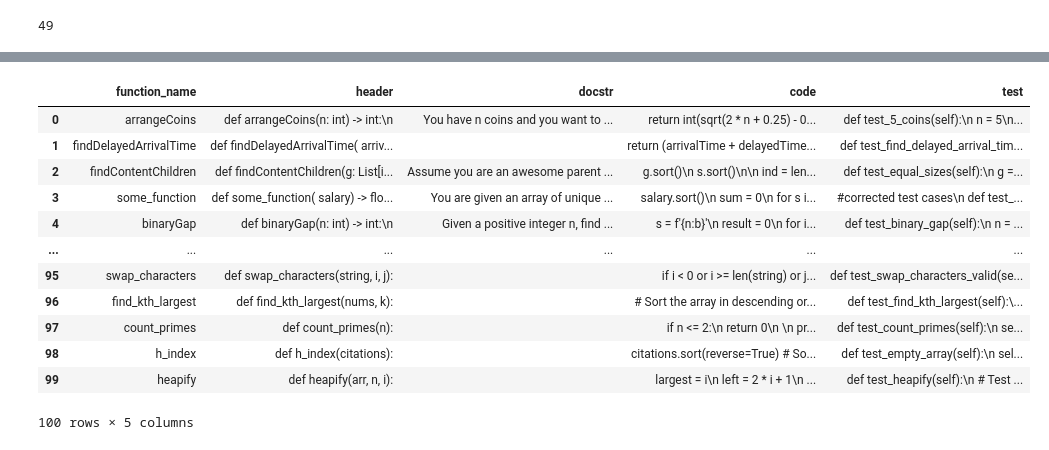
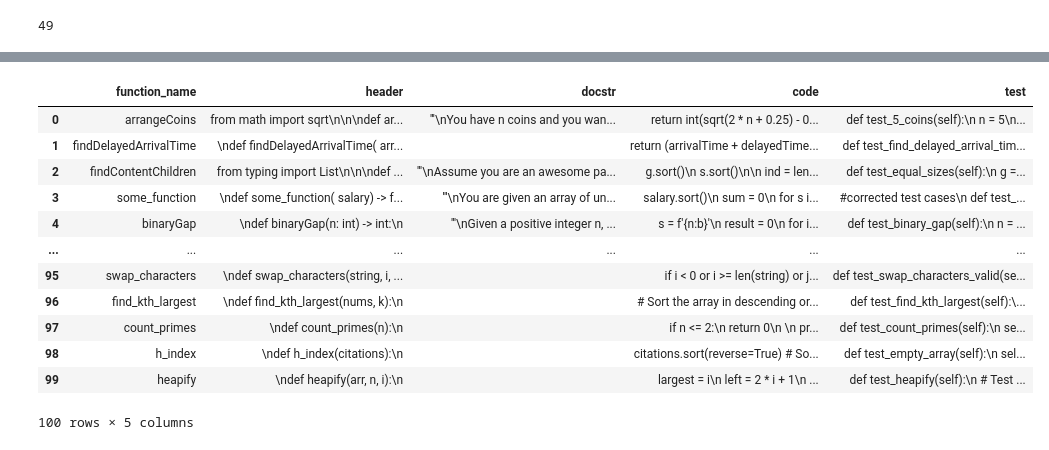
Before and after one commit to ncheduri3/UnittestsWithChatGpt, a Jupyter notebook: Namyata/json-gen-Namyata.ipynb, the cells around one changed output, grey strips where cells are left out. Cells and saved outputs as stored; diff of their text form; code cells hidden in the pictures.

Commit message:
json testing begins

```diff
--- a/Namyata/json-gen-Namyata.ipynb
+++ b/Namyata/json-gen-Namyata.ipynb
@@ -146,17 +166,17 @@ df_final.to_json('unit_test_combined.json', orient='table', index=False)
 # %%
-df3 = pd.read_json('unit_test_combined.json', orient='table')
+df3 = pd.read_json('unit_test_combined.json', orient='records', lines=True)
 df3
 # %% [output]
 |  | function_name | header | docstr | code | test |
-| 0 | arrangeCoins | def arrangeCoins(n: int) -> int:\n | You have n coins and you want to ... | return int(sqrt(2 * n + 0.25) - 0... | def test_5_coins(self):\n n = 5\n... |
-| 1 | findDelayedArrivalTime | def findDelayedArrivalTime( arriv... |  | return (arrivalTime + delayedTime... | def test_find_delayed_arrival_tim... |
-| 2 | findContentChildren | def findContentChildren(g: List[i... | Assume you are an awesome parent ... | g.sort()\n s.sort()\n\n ind = len... | def test_equal_sizes(self):\n g =... |
-| 3 | some_function | def some_function( salary) -> flo... | You are given an array of unique ... | salary.sort()\n sum = 0\n for s i... | #corrected test cases\n def test_... |
-| 4 | binaryGap | def binaryGap(n: int) -> int:\n | Given a positive integer n, find ... | s = f'{n:b}'\n result = 0\n for i... | def test_binary_gap(self):\n n = ... |
+| 0 | arrangeCoins | from math import sqrt\n\n\ndef ar... | '''\nYou have n coins and you wan... | return int(sqrt(2 * n + 0.25) - 0... | def test_5_coins(self):\n n = 5\n... |
+| 1 | findDelayedArrivalTime | \ndef findDelayedArrivalTime( arr... |  | return (arrivalTime + delayedTime... | def test_find_delayed_arrival_tim... |
+| 2 | findContentChildren | from typing import List\n\n\ndef ... | '''\nAssume you are an awesome pa... | g.sort()\n s.sort()\n\n ind = len... | def test_equal_sizes(self):\n g =... |
+| 3 | some_function | \ndef some_function( salary) -> f... | '''\nYou are given an array of un... | salary.sort()\n sum = 0\n for s i... | #corrected test cases\n def test_... |
+| 4 | binaryGap | \ndef binaryGap(n: int) -> int:\n | '''\nGiven a positive integer n, ... | s = f'{n:b}'\n result = 0\n for i... | def test_binary_gap(self):\n n = ... |
 | ... | ... | ... | ... | ... | ... |
-| 95 | swap_characters | def swap_characters(string, i, j): |  | if i < 0 or i >= len(string) or j... | def test_swap_characters_valid(se... |
-| 96 | find_kth_largest | def find_kth_largest(nums, k): |  | # Sort the array in descending or... | def test_find_kth_largest(self):\... |
-| 97 | count_primes | def count_primes(n): |  | if n <= 2:\n return 0\n \n pr... | def test_count_primes(self):\n se... |
-| 98 | h_index | def h_index(citations): |  | citations.sort(reverse=True) # So... | def test_empty_array(self):\n sel... |
-| 99 | heapify | def heapify(arr, n, i): |  | largest = i\n left = 2 * i + 1\n ... | def test_heapify(self):\n # Test ... |
+| 95 | swap_characters | \ndef swap_characters(string, i, ... |  | if i < 0 or i >= len(string) or j... | def test_swap_characters_valid(se... |
+| 96 | find_kth_largest | \ndef find_kth_largest(nums, k):\n |  | # Sort the array in descending or... | def test_find_kth_largest(self):\... |
+| 97 | count_primes | \ndef count_primes(n):\n |  | if n <= 2:\n return 0\n \n pr... | def test_count_primes(self):\n se... |
+| 98 | h_index | \ndef h_index(citations):\n |  | citations.sort(reverse=True) # So... | def test_empty_array(self):\n sel... |
+| 99 | heapify | \ndef heapify(arr, n, i):\n |  | largest = i\n left = 2 * i + 1\n ... | def test_heapify(self):\n # Test ... |
 100 rows × 5 columns
```
Also changed, not shown: parts of 7 cells of this notebook, 13 other files.
